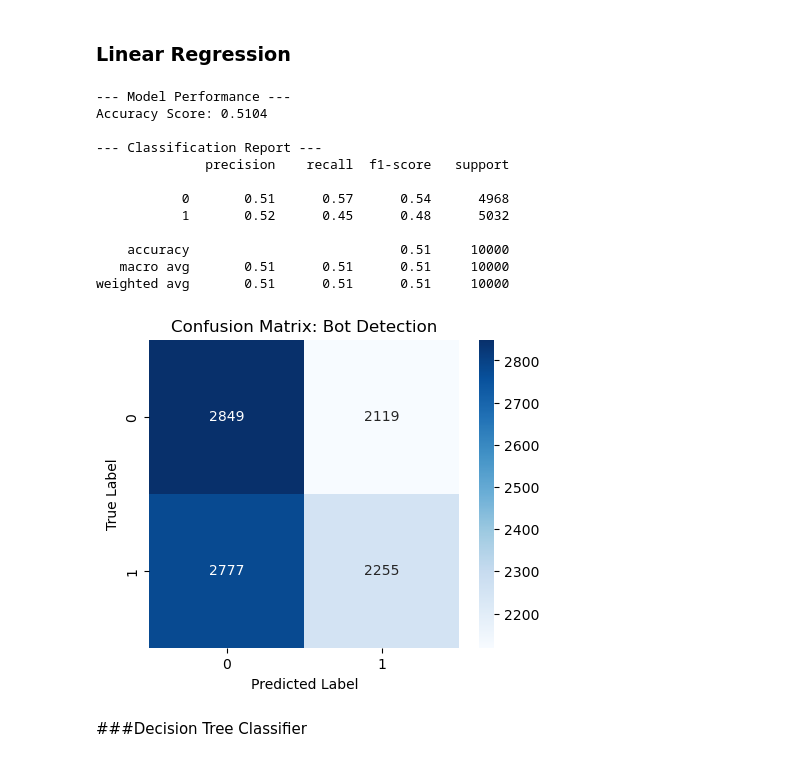
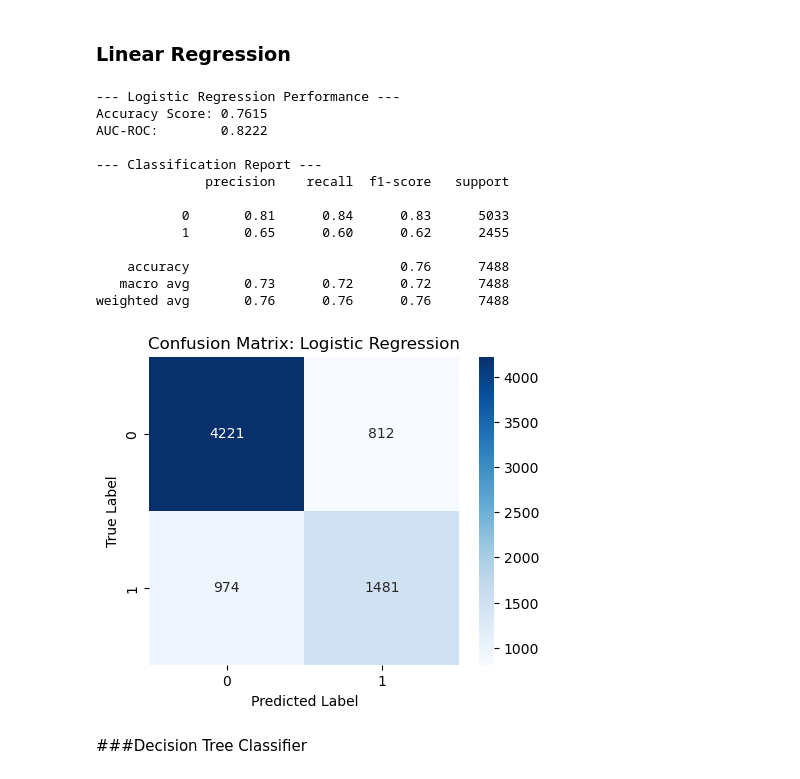
Before and after one commit to aaminahmq/CS-166-Team-1-Social-Media-AI-Bot-Detection, a Jupyter notebook: Notebooks/Cs_166_Group_Project_AI_bot_detection.ipynb, the cells around one changed output. Saved outputs shown, nothing was run; the diff lists cells and outputs as text; code cells hidden in the pictures.

```diff
--- a/Notebooks/Cs_166_Group_Project_AI_bot_detection.ipynb
+++ b/Notebooks/Cs_166_Group_Project_AI_bot_detection.ipynb
@@ -144,13 +154,18 @@ New features created successfully!
 ##Section 5 Features for the model
 # %%
 features = [
-    "Retweet Count",
-    "Mention Count",
-    "Follower Count",
-    "Verified",
-    "Account Age (Days)",
-    "Tweet Length",
-    "Hashtag Count"
+    "followers_count",
+    "friends_count",
+    "favourites_count",
+    "statuses_count",
+    "verified",
+    "default_profile",
+    "default_profile_image",
+    "geo_enabled",
+    "average_tweets_per_day",
+    "account_age_days",
+    "description_length",
+    "followers_friends_ratio"
 ]
 
 target = "Bot Label"
@@ -314,44 +331,41 @@ plt.show()
 ### Linear Regression
 # %%
 from sklearn.linear_model import LogisticRegression
-from sklearn.metrics import classification_report, confusion_matrix, accuracy_score
+from sklearn.metrics import classification_report, confusion_matrix, accuracy_score, roc_auc_score
 
-# 1. Initialize the model
-model = LogisticRegression(random_state=42)
+lr_model = LogisticRegression(random_state=42)
+lr_model.fit(X_train_scaled, y_train)
 
-# 2. Train the model
-model.fit(X_train_scaled, y_train)
+y_pred_lr = lr_model.predict(X_test_scaled)
+y_prob_lr = lr_model.predict_proba(X_test_scaled)[:, 1]
 
-# 3. Make predictions on the test set
-y_pred = model.predict(X_test_scaled)
+print("--- Logistic Regression Performance ---")
+print(f"Accuracy Score: {accuracy_score(y_test, y_pred_lr):.4f}")
+print(f"AUC-ROC:        {roc_auc_score(y_test, y_prob_lr):.4f}")
+print("\n--- Classification Report ---")
+print(classification_report(y_test, y_pred_lr))
 
-# 4. Evaluate the results
-print("--- Model Performance ---")
-print(f"Accuracy Score: {accuracy_score(y_test, y_pred):.4f}")
-print("\n--- Classification Report ---")
-print(classification_report(y_test, y_pred))
-
-# 5. Visualize confusion matrix
 plt.figure(figsize=(5, 4))
-sns.heatmap(confusion_matrix(y_test, y_pred), annot=True, fmt="d", cmap="Blues")
-plt.title("Confusion Matrix: Bot Detection")
+sns.heatmap(confusion_matrix(y_test, y_pred_lr), annot=True, fmt="d", cmap="Blues")
+plt.title("Confusion Matrix: Logistic Regression")
 plt.xlabel("Predicted Label")
 plt.ylabel("True Label")
 plt.show()
 # %% [output]
---- Model Performance ---
-Accuracy Score: 0.5104
+--- Logistic Regression Performance ---
+Accuracy Score: 0.7615
+AUC-ROC:        0.8222
 
 --- Classification Report ---
               precision    recall  f1-score   support
 
-           0       0.51      0.57      0.54      4968
-           1       0.52      0.45      0.48      5032
+           0       0.81      0.84      0.83      5033
+           1       0.65      0.60      0.62      2455
 
-    accuracy                           0.51     10000
-   macro avg       0.51      0.51      0.51     10000
-weighted avg       0.51      0.51      0.51     10000
+    accuracy                           0.76      7488
+   macro avg       0.73      0.72      0.72      7488
+weighted avg       0.76      0.76      0.76      7488
-[figure, old version]
+[figure, new version]
 # %% [markdown]
 ###Decision Tree Classifier
 # %%
```
Also changed, not shown: parts of 22 cells of this notebook.
